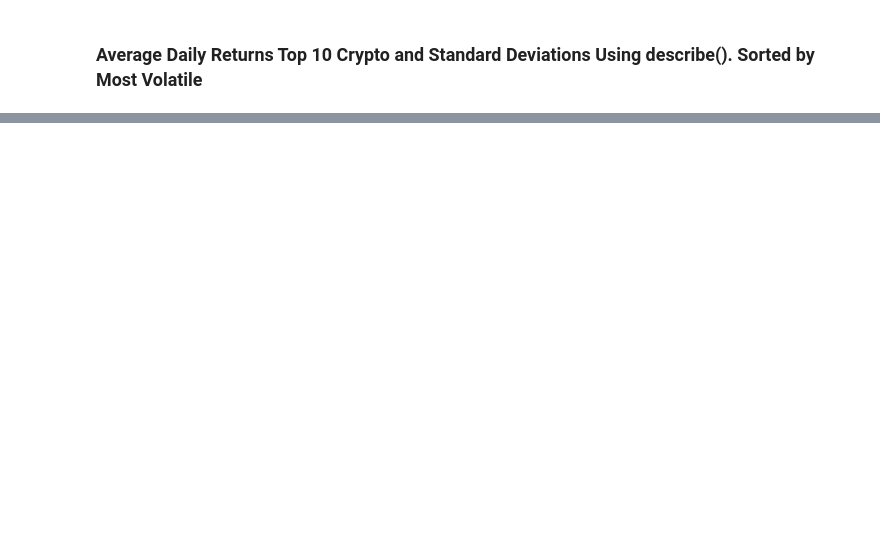
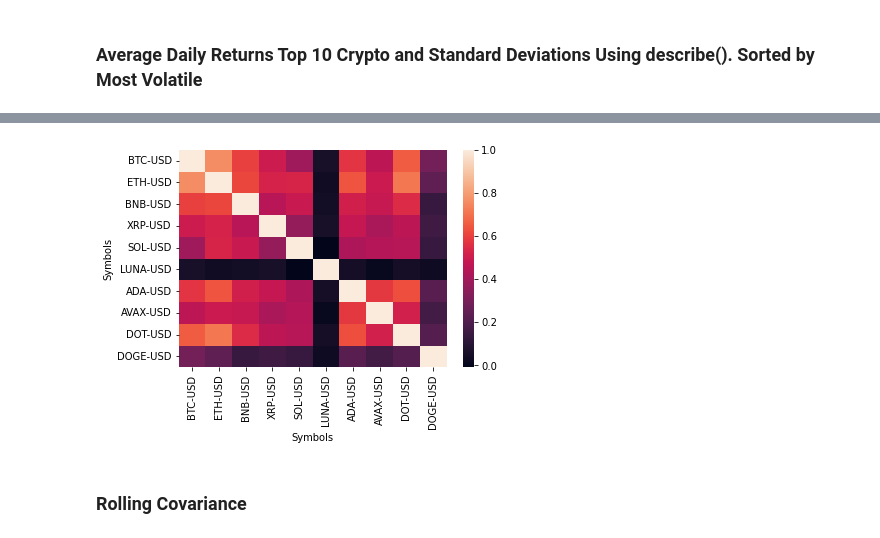
Before and after one commit to doble196/CRYVESTO, a Jupyter notebook: cryvesto_api.ipynb, the cells around one changed output, grey strips where cells are left out. Drawn from its saved outputs; the diff is of its cells as text; code cells hidden in the pictures; blank space fills up the shorter version.

```diff
--- a/cryvesto.ipynb
+++ b/cryvesto_api.ipynb
@@ -223,0 +418,3 @@ cumulative_crypto_returns.hvplot(
+# %%
+corr_2020_p = daily_returns_2020_present.corr()
+corr_2020_p
@@ -223,0 +434,7 @@ cumulative_crypto_returns.hvplot(
+# %%
+hm_corr_2020_p = sn.heatmap(data=corr_2020_p)
+plt.show()
+# %% [output]
+[figure, added]
+# %% [markdown]
+### Rolling Covariance
```
Also changed, not shown: parts of 34 cells of this notebook.
